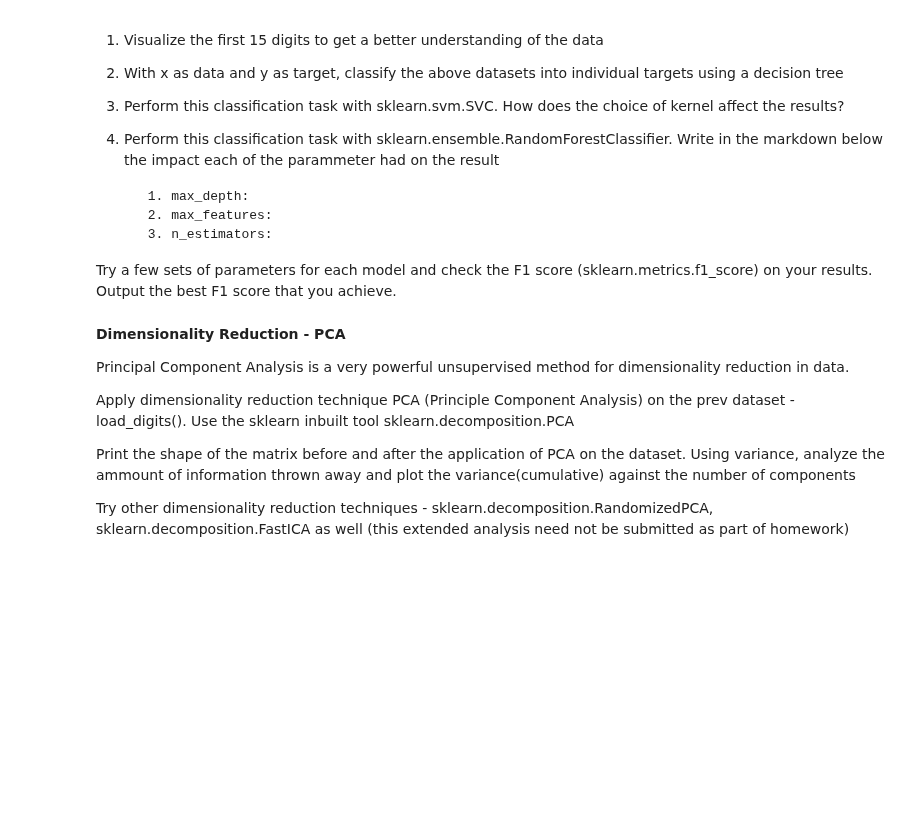
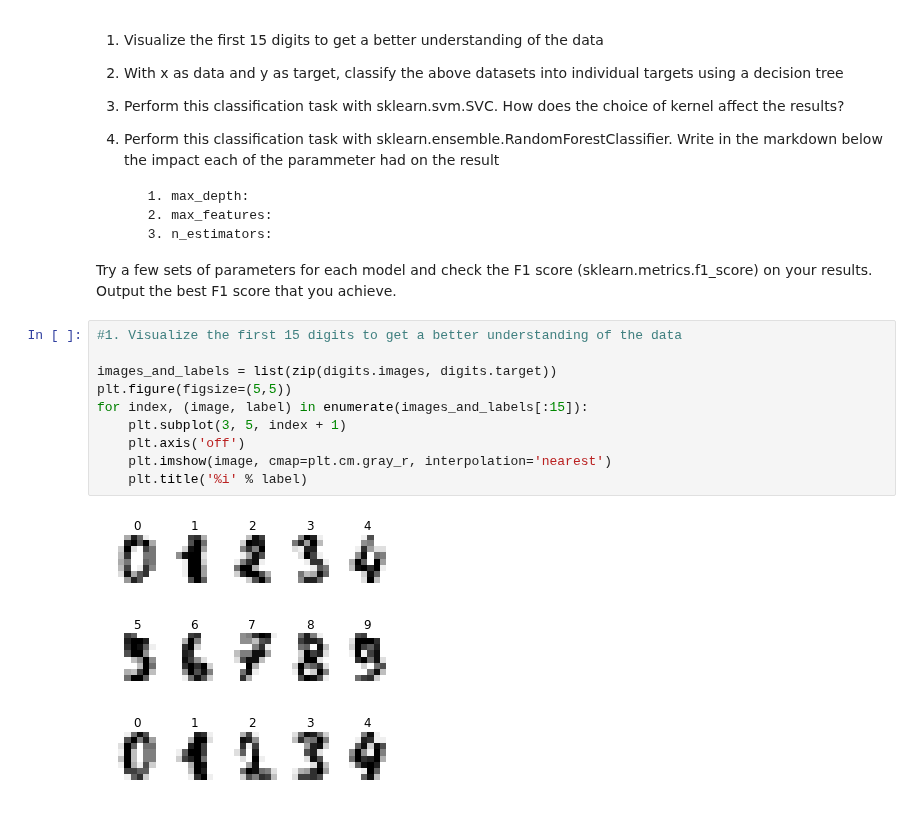
Before and after one commit to snazrul1/ssnazrul, a Jupyter notebook: DSE200/day_3_models_and_learning/03_Exercises.ipynb, the cells around one changed output. Drawn from its saved outputs; the diff is of its cells as text; blank space fills up the shorter version.

```diff
--- a/DSE200/day_3_models_and_learning/03_Exercises.ipynb
+++ b/DSE200/day_3_models_and_learning/03_Exercises.ipynb
@@ -237,15 +249,15 @@ pl.show()
 
 
 Try a few sets of parameters for each model and check the F1 score (sklearn.metrics.f1_score) on your results. Output the best F1 score that you achieve.
-# %% [markdown]
-**Dimensionality Reduction - PCA**
-
-Principal Component Analysis is a very powerful unsupervised method for dimensionality reduction in data.
-
-Apply dimensionality reduction technique PCA (Principle Component Analysis) on the prev dataset - load_digits().
-Use the sklearn inbuilt tool sklearn.decomposition.PCA
-
-Print the shape of the matrix before and after the application of PCA on the dataset. Using variance, analyze the ammount of information thrown away and plot the variance(cumulative) against the number of components
-
-Try other dimensionality reduction techniques - sklearn.decomposition.RandomizedPCA, sklearn.decomposition.FastICA  as well
-(this extended analysis need not be submitted as part of homework)
+# %%
+#1. Visualize the first 15 digits to get a better understanding of the data
+
+images_and_labels = list(zip(digits.images, digits.target))
+plt.figure(figsize=(5,5))
+for index, (image, label) in enumerate(images_and_labels[:15]):
+    plt.subplot(3, 5, index + 1)
+    plt.axis('off')
+    plt.imshow(image, cmap=plt.cm.gray_r, interpolation='nearest')
+    plt.title('%i' % label)
+# %% [output]
+[figure, added]
```
Also changed, not shown: parts of 8 cells of this notebook.
